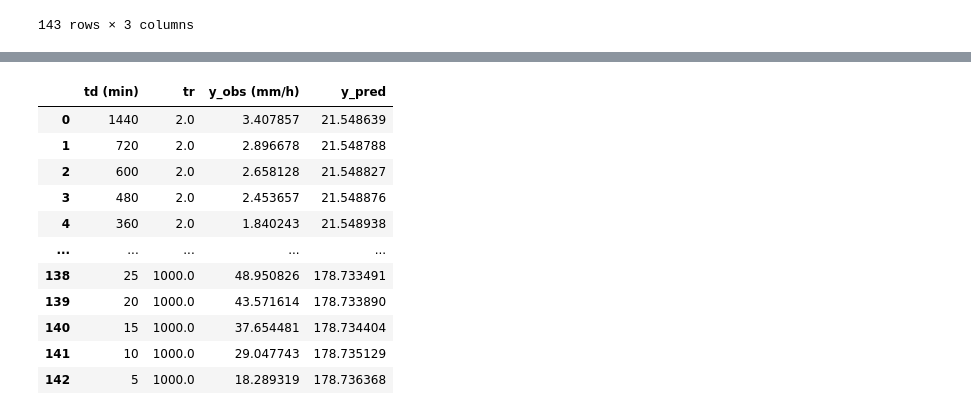
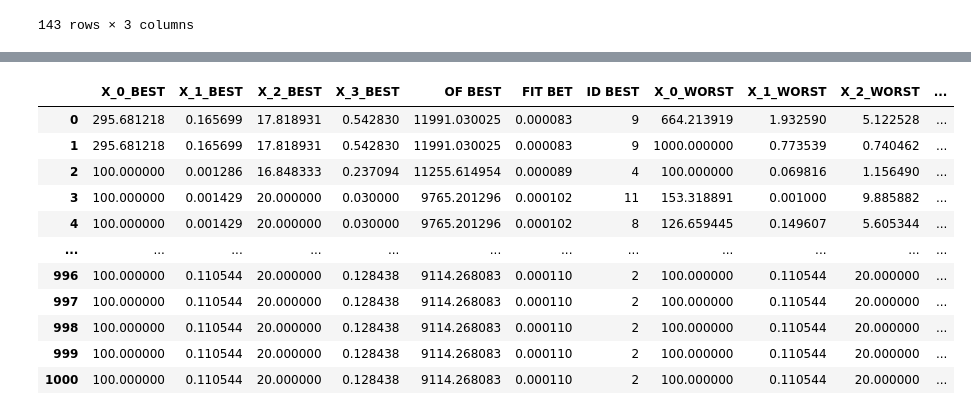
Before and after one commit to wmpjrufg/climatetwin, a Jupyter notebook: teste_preciptacoes_ag.ipynb, the cells around one changed output, grey strips where cells are left out. Drawn from its saved outputs; the diff is of its cells as text; code cells hidden in the pictures.

```diff
--- a/teste_preciptacoes_ag.ipynb
+++ b/teste_preciptacoes_ag.ipynb
@@ -5,6 +24,7 @@ import pandas as pd
 from scipy.optimize import minimize, least_squares
 from scipy.stats import gamma, norm
 import matplotlib.pyplot as plt
+from metapy_toolbox import genetic_algorithm_01
 
 def calcular_hmax(media, desvio_padrao, tempo_retorno):
     """
@@ -76,7 +96,7 @@ def calculo_precipitacoes(df_inmet):
 
     return h_max1aux, preciptacao, intensidade, df_longo, media, desvio_padrao
 
-def problema_inverso_idf(df_long):
+def problema_inverso_idf(x, df_long):
     """Está função determina os parâmetros da equação IDF a partir dos dados de intensidade de preciptação máxima diária.
 
     Args:
@@ -97,21 +117,12 @@ def problema_inverso_idf(df_long):
     # Equação de predição do IDF
     def model_function(params, t_r, t_c):
         a, b, c, d = params
-        return (a * t_r ** b) / (t_c + c)**d
+        return (a * t_r ** b) / ((t_c + c) ** d)
 
-    # Equação de erro
-    def error_function(params, t_r, t_c, y_obs):
-        y_pred = model_function(params, t_r, t_c)
-        error = np.mean((y_pred - y_obs) ** 2)
-        return error
+    y_pred = model_function(x, t_r, t_c)
+    error = np.mean((y_pred - y_obs) ** 2)
 
-    # Problema inverso
-    initial_guess = [0, 0, 0, 0]
-    bounds = [(1e-5, None), (1e-5, None), (1e-5, None), (1e-5, None)]
-    result = minimize(error_function, initial_guess, args=(t_r, t_c, y_obs), bounds=bounds)
-    a_opt, b_opt, c_opt, d_opt = result.x
-
-    return a_opt, b_opt, c_opt, d_opt
+    return error
 # %%
 df_estacao = pd.read_csv('dados_A001_D_2000-05-06_2025-04-25.csv', sep=";", encoding="utf-8", skiprows=9)
 df_estacao
@@ -154,17 +160,49 @@ Parâmetros ajustados: (np.float64(17.020662208569387), np.float64(0.34041448855
 # %%
-a, b, c, d = params
-df_longo['y_pred'] = (a * df_longo['tr']**b) / ((df_longo['td (min)'] + c)**d)
-df_longo
+# Algorithm setup
+setup = {
+            'number of iterations': 1000,
+            'number of population': 20,
+            'number of dimensions': 4,
+            'x pop lower limit': [100, 0.001, 0.1, 0.03],
+            'x pop upper limit': [1000, 2, 20, 1],
+            'none variable': df_longo,
+            'objective function': problema_inverso_idf,
+            'algorithm parameters': {
+                                     'selection': {'type': 'roulette'},
+                                     'crossover': {'crossover rate (%)': 82, 'type':'linear'},
+                                     'mutation': {'mutation rate (%)': 12, 'type': 'hill climbing', 'cov (%)': 15, 'pdf': 'gaussian'},
+                                    }
+        }
+
+# Initial guess
+from metapy_toolbox import initial_population_01
+init_pop = initial_population_01(setup['number of population'],
+                                setup['number of dimensions'],
+                                setup['x pop lower limit'],
+                                setup['x pop upper limit'])
+
+# init_pop = [
+#     [-4.241360097547357, -0.4298697182055875],
+#     [-4.176528529816879, 3.1355261324390664],
+#     [-3.3606826492230035, -3.793746752141124],
+#     [-0.26640508483844005, -3.587678437759764]
+# ]
+
+# Seed
+seed = None
+settings = [setup, init_pop, seed]
+df_all_results, df_resume, time_cost, report = genetic_algorithm_01(settings)
+df_resume
 # %% [output]
-|  | td (min) | tr | y_obs (mm/h) | y_pred |
-| 0 | 1440 | 2.0 | 3.407857 | 21.548639 |
-| 1 | 720 | 2.0 | 2.896678 | 21.548788 |
-| 2 | 600 | 2.0 | 2.658128 | 21.548827 |
-| 3 | 480 | 2.0 | 2.453657 | 21.548876 |
-| 4 | 360 | 2.0 | 1.840243 | 21.548938 |
-| ... | ... | ... | ... | ... |
-| 138 | 25 | 1000.0 | 48.950826 | 178.733491 |
-| 139 | 20 | 1000.0 | 43.571614 | 178.733890 |
-| 140 | 15 | 1000.0 | 37.654481 | 178.734404 |
-| 141 | 10 | 1000.0 | 29.047743 | 178.735129 |
-| 142 | 5 | 1000.0 | 18.289319 | 178.736368 |
+|  | X_0_BEST | X_1_BEST | X_2_BEST | X_3_BEST | OF BEST | FIT BET | ID BEST | X_0_WORST | X_1_WORST | X_2_WORST | ... |
+| 0 | 295.681218 | 0.165699 | 17.818931 | 0.542830 | 11991.030025 | 0.000083 | 9 | 664.213919 | 1.932590 | 5.122528 | ... |
+| 1 | 295.681218 | 0.165699 | 17.818931 | 0.542830 | 11991.030025 | 0.000083 | 9 | 1000.000000 | 0.773539 | 0.740462 | ... |
+| 2 | 100.000000 | 0.001286 | 16.848333 | 0.237094 | 11255.614954 | 0.000089 | 4 | 100.000000 | 0.069816 | 1.156490 | ... |
+| 3 | 100.000000 | 0.001429 | 20.000000 | 0.030000 | 9765.201296 | 0.000102 | 11 | 153.318891 | 0.001000 | 9.885882 | ... |
+| 4 | 100.000000 | 0.001429 | 20.000000 | 0.030000 | 9765.201296 | 0.000102 | 8 | 126.659445 | 0.149607 | 5.605344 | ... |
+| ... | ... | ... | ... | ... | ... | ... | ... | ... | ... | ... | ... |
+| 996 | 100.000000 | 0.110544 | 20.000000 | 0.128438 | 9114.268083 | 0.000110 | 2 | 100.000000 | 0.110544 | 20.000000 | ... |
+| 997 | 100.000000 | 0.110544 | 20.000000 | 0.128438 | 9114.268083 | 0.000110 | 2 | 100.000000 | 0.110544 | 20.000000 | ... |
+| 998 | 100.000000 | 0.110544 | 20.000000 | 0.128438 | 9114.268083 | 0.000110 | 2 | 100.000000 | 0.110544 | 20.000000 | ... |
+| 999 | 100.000000 | 0.110544 | 20.000000 | 0.128438 | 9114.268083 | 0.000110 | 2 | 100.000000 | 0.110544 | 20.000000 | ... |
+| 1000 | 100.000000 | 0.110544 | 20.000000 | 0.128438 | 9114.268083 | 0.000110 | 2 | 100.000000 | 0.110544 | 20.000000 | ... |
```
Also changed, not shown: parts of 6 cells of this notebook, 20 other files.
